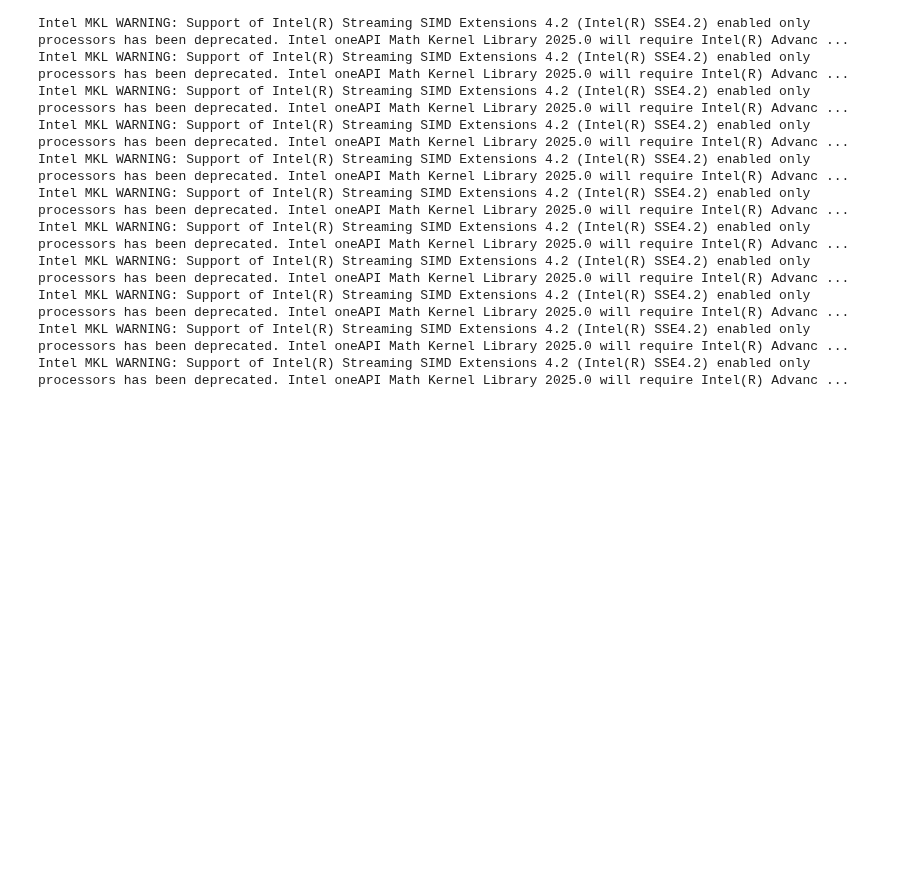
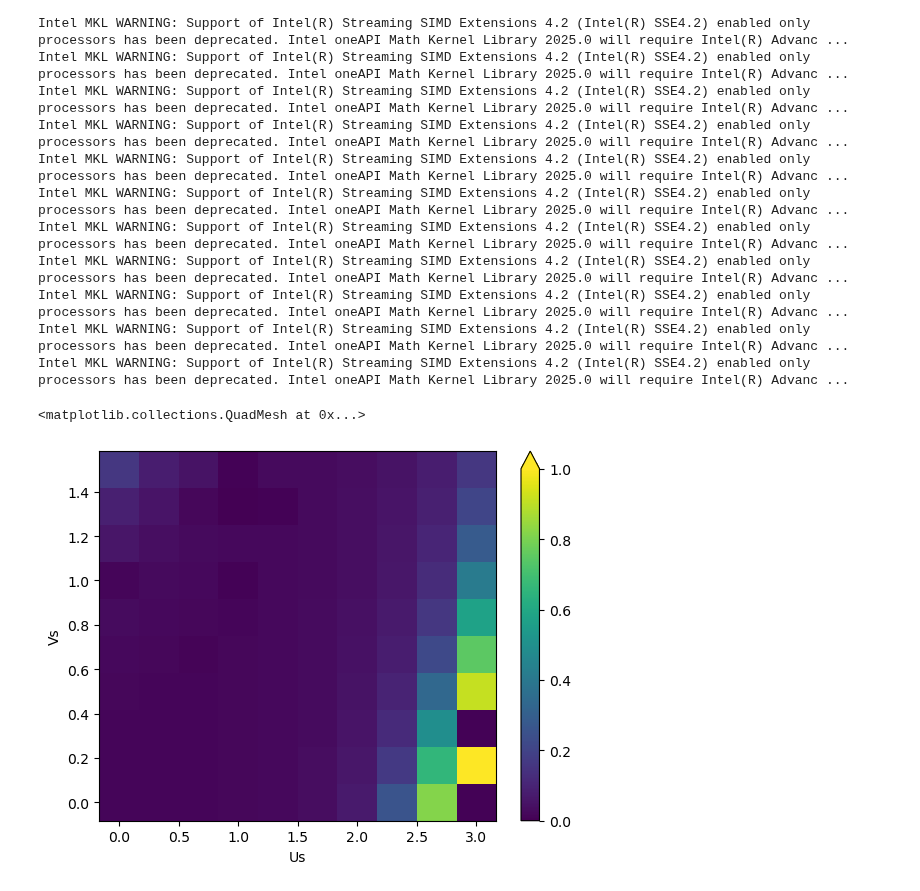
Before and after one commit to quantum-tinkerer/MeanFi, a Jupyter notebook: examples/graphene_extended_hubbard.ipynb, the cells around one changed output. Saved outputs shown, nothing was run; the diff lists cells and outputs as text; code cells hidden in the pictures; blank space fills up the shorter version.

```diff
--- a/examples/graphene_extended_hubbard.ipynb
+++ b/examples/graphene_extended_hubbard.ipynb
@@ -39,7 +39,7 @@ Intel MKL WARNING: Support of Intel(R) Streaming SIMD Extensions 4.2 (Intel(R) S
 # %%
 def compute_phase_diagram(Us, Vs, int_builder, tb_model):
     gap = []
-    ks = np.linspace(-np.pi, np.pi, 30)
+    ks = np.linspace(-np.pi, np.pi, 300)
     for U in tqdm(Us):
         gap_U = []
         guess=None
@@ -50,16 +50,22 @@ def compute_phase_diagram(Us, Vs, int_builder, tb_model):
                 guess = utils.generate_guess(frozenset(int_model), len(list(tb_model.values())[0]))
             model = Model(tb_model, int_model, filling=2)
 
-            mf_sol = solver(model, guess, nK=9)
+            mf_sol = solver(model, guess, nK=18)
             hkfunc = tb2kfunc(addTb(tb_model, mf_sol))
             hkarray = np.array([hkfunc((kx, -kx)) for kx in ks])
             vals = np.linalg.eigvalsh(hkarray)
             gap_U.append(utils.calc_gap(vals, E_F=0))
-            guess = addTb(tb_model, mf_sol)
+            guess = None
         gap.append(gap_U)
     return np.asarray(gap, dtype=float)
 # %%
 Us = np.linspace(0, 3, 10, endpoint=True)
 Vs = np.linspace(0, 1.5, 10, endpoint=True)
 gap = compute_phase_diagram(Us, Vs, int_builder, tb_model)
+# %%
+gap_da = xr.DataArray(data=gap, coords=dict(Us=Us, Vs=Vs))
+gap_da.plot(x="Us", y="Vs", vmin=0, vmax=1)
+# %% [output]
+<matplotlib.collections.QuadMesh at 0x...>
+[figure, added]
 # %%
```
Also changed, not shown: parts of 2 cells of this notebook.
